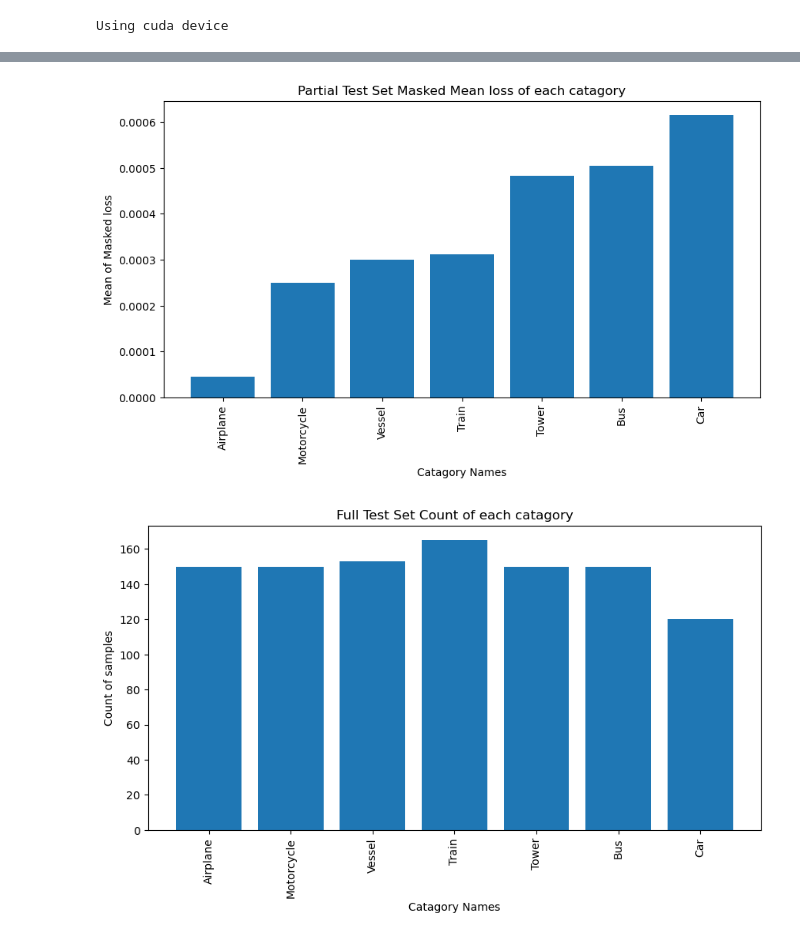
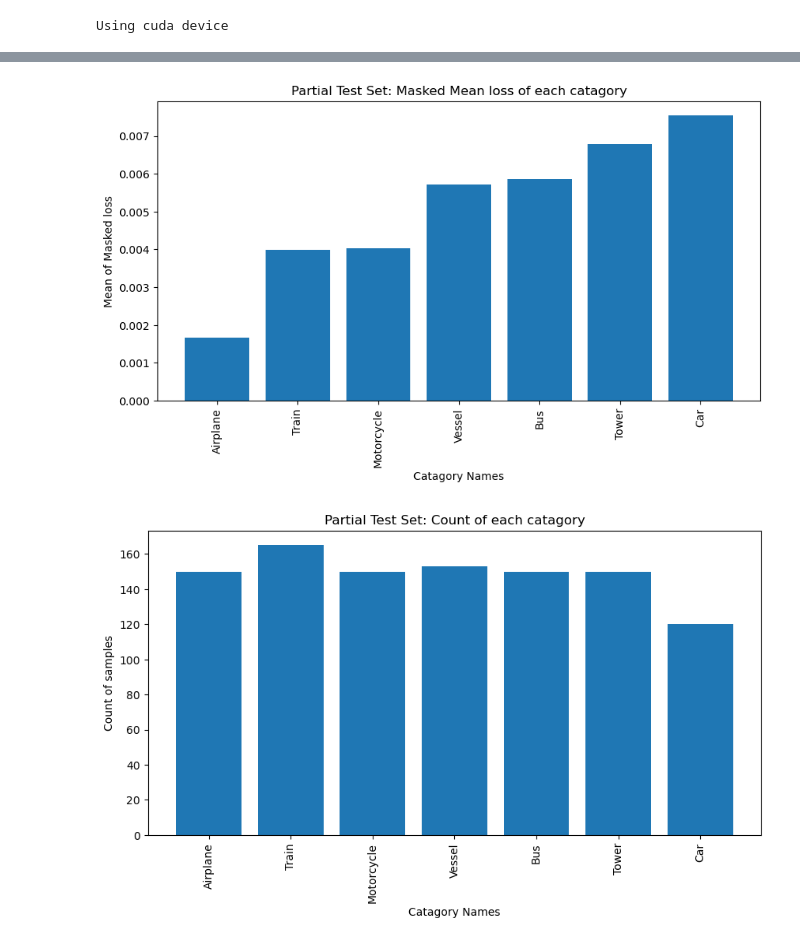
Before and after one commit to kane1204/Object-Thickness-Estimation-Network, a Jupyter notebook: test_model_partial.ipynb, the cells around one changed output, grey strips where cells are left out. Cells and saved outputs as stored; diff of their text form; code cells hidden in the pictures.

```diff
--- a/test_model_partial.ipynb
+++ b/test_model_partial.ipynb
@@ -74,5 +81,5 @@ Number of samples in dataset with only large objects 1038
 # %%
-path = "models\Partial Train\model_20230303-183712_82"
+path = "models\Partial Train\model_20230303-183712_105"
 device = "cuda" if torch.cuda.is_available() else "cpu"
 print("Using {} device".format(device))
 
@@ -89,44 +96,40 @@ Using cuda device
 # Get the masked loss for the test set quantative evaluation
 # https://torchmetrics.readthedocs.io/en/stable/image/peak_signal_noise_ratio.html
 from skimage.metrics import structural_similarity as ssim
-from src.evaluation import mse_loss_with_nans,mse_loss_with_nans_with_extras
-from torchmetrics import PeakSignalNoiseRatio
-full_loss = 0
-fullstrsim = 0
-full_mape = 0
+from src.evaluation import mse_loss_with_nans, mse_loss_with_nans_with_extras
+mse_full_loss = 0
+mmse_full_loss = 0
+mmse_full_loss_extr = 0
+
 batches = 0
 catagory_losses = {}
 catagory_index = {} # appends tuple to list that stores as batch_no, idx in batch
 
-mean_abs_percentage_error = PeakSignalNoiseRatio().to(device)
-
+loss_fn = torch.nn.MSELoss()
 with torch.no_grad():
     for data in test_dataloader:
         images, labels = data['img'].to(device, dtype=torch.float), data['thick_map'].to(device, dtype=torch.float)
         catagory_id = data['catagory_id']
         outputs = trained_model(images)
-        masked_loss, losses = mse_loss_with_nans_with_extras(outputs, labels)
 
+        mse_loss = loss_fn(outputs, labels)
+        masked_lossv0 = mse_loss_with_nans(outputs, labels)
+        masked_lossv1, losses = mse_loss_with_nans_with_extras(outputs, labels)
         # using the catagory id to keep adding the loss to the scores
         for i in range(losses.shape[0]):
             if catagory_id[i] in catagory_losses:
                 catagory_losses[catagory_id[i]].append(losses[i].cpu().numpy())
                 catagory_index[catagory_id[i]].append((batches, i))
+
             else:
                 catagory_losses[catagory_id[i]] = [losses[i].cpu().numpy()]
                 catagory_index[catagory_id[i]] = [(batches, i)]
 
-
-        mape = mean_abs_percentage_error(outputs, labels)
-        strsim = 0
-        for i in range(labels.cpu().numpy().shape[0]):
-            strsim += ssim(outputs[i].cpu().numpy()[0], labels[i].cpu().numpy()[0])
-
-        fullstrsim += strsim/labels.cpu().numpy().shape[0]
-        full_mape += mape
-        full_loss += masked_loss
+        mse_full_loss += mse_loss.item()
+        mmse_full_loss += masked_lossv0
+        mmse_full_loss_extr += masked_lossv1
         batches += 1
-print("Test SSIM: {}".format(fullstrsim/batches))
-print("Test loss: {}".format(full_loss/batches))
-print("Test MAPE: {}".format(full_mape/batches))
+print("Test MSE loss: {}".format(mse_full_loss/batches))
+print("Test MMSE loss: {}".format(mmse_full_loss/batches))
+print("Test MMSE loss with extras: {}".format(mmse_full_loss_extr/batches))
 # %% [output]
@@ -136,32 +139,33 @@ Test MAPE: 27.672325134277344
 # %%
 # for each catagory calculate the mean then plot a bar graph of the mean loss of each catagory
 catagory_mean_losses = {}
 for catagory in catagory_losses:
     catagory_mean_losses[catagory] = np.mean(catagory_losses[catagory])
 catagory_lens = {}
 for catagory in catagory_losses:
     catagory_lens[catagory] = len(catagory_losses[catagory])
 
 
 catagory_mean_losses = {k: v for k, v in sorted(catagory_mean_losses.items(), key=lambda item: item[1])}
-
+# normalise the mean losses
+# catagory_mean_losses = {k: v- (full_loss/batches).cpu() for k, v in catagory_mean_losses.items()}
 
 fig = plt.figure(figsize=(10, 5))
-plt.title("Partial Test Set Masked Mean loss of each catagory")
+plt.title("Partial Test Set: Masked Mean loss of each catagory")
 plt.xlabel("Catagory Names")
 plt.ylabel("Mean of Masked loss")
     # change the xticks rotate the labels 90 degrees
 plt.bar(catagory_mean_losses.keys(), catagory_mean_losses.values())
 plt.xticks(rotation=90)
 # using thickness_dataset.labels to get the catagory name strings for the xticks
 plt.xticks(list(catagory_mean_losses.keys()), [thickness_dataset.labels[i].split(',')[0].capitalize() for i in catagory_mean_losses.keys()])
 
 
 plt.show()
 # save as pdf
 fig.savefig("figs\\partial\\mean_loss_of_each_catagory.pdf", bbox_inches='tight')
 # %% [output]
-[figure, old version]
+[figure, new version]
 # %%
 # plot count of each catgory, sorted by the acending mean loss dict
 # catagory_lens sorted by the mean loss dictionary catagory_mean_losses
@@ -169,7 +173,7 @@ fig.savefig("figs\\partial\\mean_loss_of_each_catagory.pdf", bbox_inches='tight'
 catagory_lens = {k: v for k, v in sorted(catagory_lens.items(), key=lambda item: catagory_mean_losses[item[0]])}
 
 fig = plt.figure(figsize=(10, 5))
-plt.title("Full Test Set Count of each catagory")
+plt.title("Partial Test Set: Count of each catagory")
 plt.xlabel("Catagory Names")
 plt.ylabel("Count of samples")
 
@@ -181,7 +185,7 @@ plt.show()
 # save as pdf
 fig.savefig("figs\\partial\\count_of_each_catagory.pdf", bbox_inches='tight')
 # %% [output]
-[figure, old version]
+[figure, new version]
 # %%
 import cv2
 from mpl_toolkits.axes_grid1 import ImageGrid
```
Also changed, not shown: parts of 3 cells of this notebook, 2 other files.
